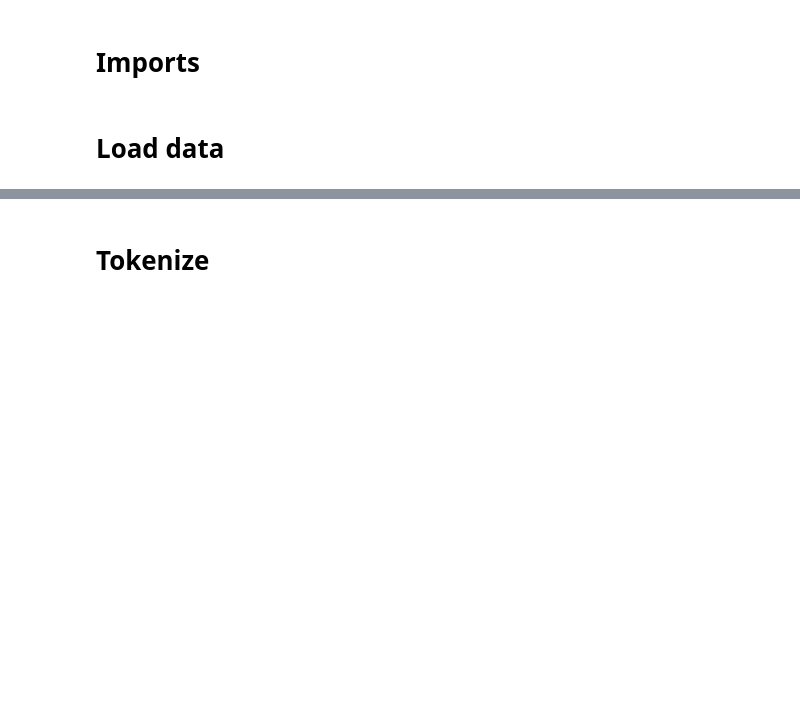
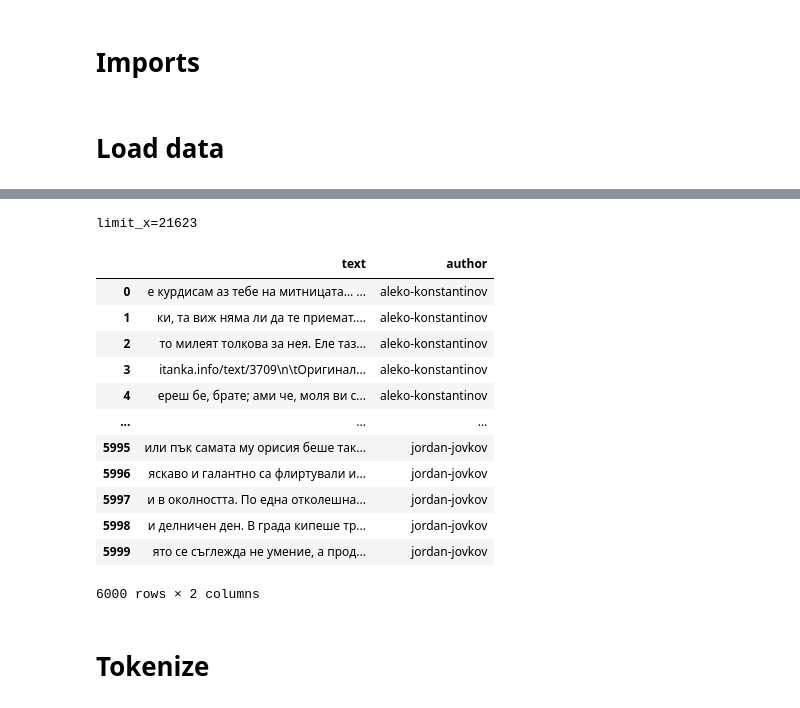
Before and after one commit to SimeonHristov99/ati, a Jupyter notebook: src/03_data_preparation.ipynb, the cells around one changed output, grey strips where cells are left out. Saved outputs shown, nothing was run; the diff lists cells and outputs as text; code cells hidden in the pictures; blank space fills up the shorter version.

Commit message:
Create samples (parts of random texts).

```diff
--- a/src/03_data_preparation.ipynb
+++ b/src/03_data_preparation.ipynb
@@ -35,0 +39,3 @@ df_full.head()
+# %%
+df_group_by_author = df_full.groupby("author")["text"].agg(" ".join).reset_index()
+df_group_by_author
@@ -36,3 +50,36 @@ df_full.head()
+# %%
+limit_x = df_group_by_author['text'].map(lambda t: len(t.strip().split())).min() - 1000
+print(f'{limit_x=}')
+limit_y = 150_000
+
+num_authors = df_group_by_author.shape[0]
+num_samples = 1000
+
+start_idxs = np.random.randint(0, limit_x, (num_authors, num_samples))
+sample_lengths = np.random.randint(0, limit_y, (num_authors, num_samples))
+
+df_samples = pd.DataFrame(columns=['text', 'author'])
+for i in range(num_authors):
+    author_name = df_group_by_author['author'][i]
+    for j, start_idx in enumerate(start_idxs[i]):
+        sample = df_group_by_author['text'][i][start_idx : (start_idx + sample_lengths[i, j])]
+        df_samples.loc[len(df_samples)] = [sample, author_name]
+df_samples
+# %% [output]
+limit_x=21623
+|  | text | author |
+| 0 | е курдисам аз тебе на митницата… ... | aleko-konstantinov |
+| 1 | ки, та виж няма ли да те приемат.... | aleko-konstantinov |
+| 2 | то милеят толкова за нея. Еле таз... | aleko-konstantinov |
+| 3 | itanka.info/text/3709\n\tОригинал... | aleko-konstantinov |
+| 4 | ереш бе, брате; ами че, моля ви с... | aleko-konstantinov |
+| ... | ... | ... |
+| 5995 | или пък самата му орисия беше так... | jordan-jovkov |
+| 5996 | яскаво и галантно са флиртували и... | jordan-jovkov |
+| 5997 | и в околността. По една отколешна... | jordan-jovkov |
+| 5998 | и делничен ден. В града кипеше тр... | jordan-jovkov |
+| 5999 | ято се съглежда не умение, а прод... | jordan-jovkov |
+6000 rows × 2 columns
 # %% [markdown]
 # Tokenize
 # %%
```
Also changed, not shown: parts of 6 cells of this notebook, 8 other files.
